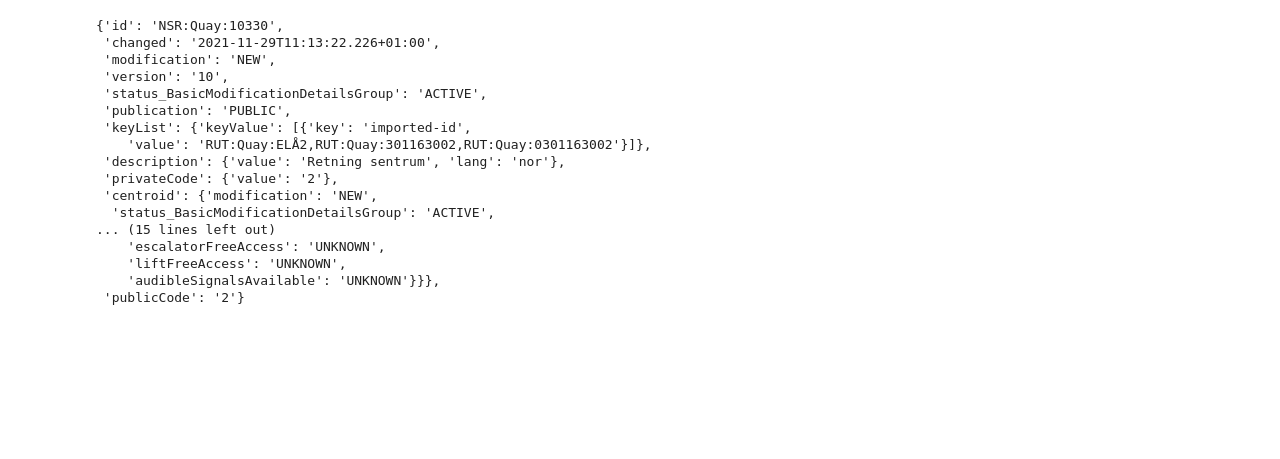
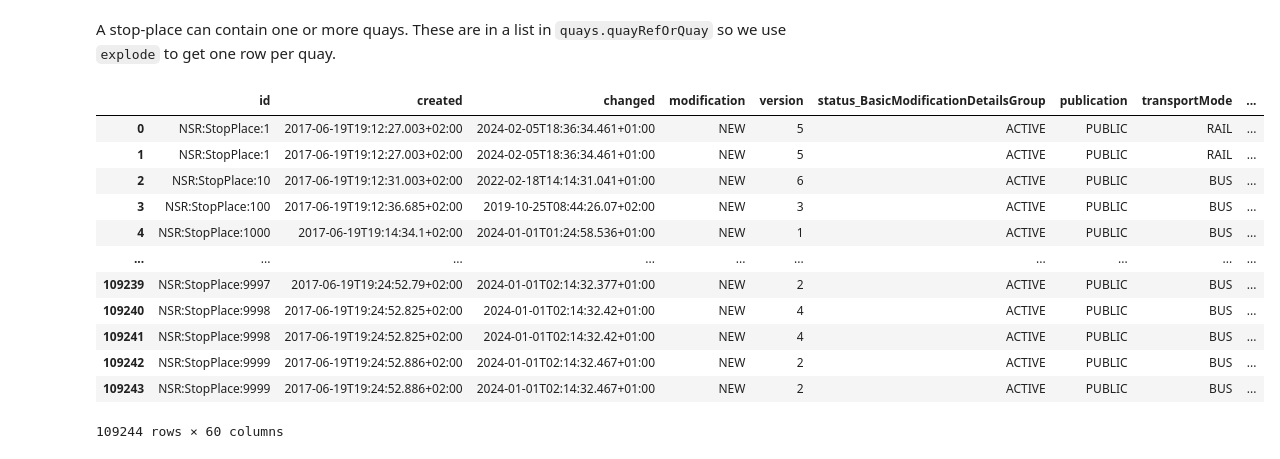
Before and after one commit to knuthp/spartid-pubtransport, a Jupyter notebook: notebooks/explore_stop_places.ipynb, the cells around one changed output. Saved outputs shown, nothing was run; the diff lists cells and outputs as text; code cells hidden in the pictures; blank space fills up the shorter version.

Commit message:
stop-places to quays transform

```diff
--- a/notebooks/explore_stop_places.ipynb
+++ b/notebooks/explore_stop_places.ipynb
@@ -11,5 +15,6 @@ base_url = "https://api.entur.io/stop-places/v1/read"
 # %%
-resp = requests.get(f"{base_url}/stop-places?count=1000")
-df_flat = pd.json_normalize(resp.json()) #use pd.io.json
-df_flat.T
+resp = requests.get(f"{base_url}/stop-places?count=140000")
+df_flat = pd.json_normalize(resp.json()).convert_dtypes("pyarrow")
+print(f"Number of stop places: {len(df_flat)}")
+df_flat.dtypes
 # %% [output]
@@ -164,23 +39,22 @@ pd.read_json(f"{base_url}/quays/{id}")
-# %%
-id = "NSR:Quay:10330" # Ellingsrudaasen
-resp = requests.get(f"{base_url}/quays/{id}")
-
-resp.json()
-# %% [output]
-{'id': 'NSR:Quay:10330',
- 'changed': '2021-11-29T11:13:22.226+01:00',
- 'modification': 'NEW',
- 'version': '10',
- 'status_BasicModificationDetailsGroup': 'ACTIVE',
- 'publication': 'PUBLIC',
- 'keyList': {'keyValue': [{'key': 'imported-id',
-    'value': 'RUT:Quay:ELÅ2,RUT:Quay:301163002,RUT:Quay:0301163002'}]},
- 'description': {'value': 'Retning sentrum', 'lang': 'nor'},
- 'privateCode': {'value': '2'},
- 'centroid': {'modification': 'NEW',
-  'status_BasicModificationDetailsGroup': 'ACTIVE',
-... (15 lines left out)
-    'escalatorFreeAccess': 'UNKNOWN',
-    'liftFreeAccess': 'UNKNOWN',
-    'audibleSignalsAvailable': 'UNKNOWN'}}},
- 'publicCode': '2'}
+# %% [markdown]
+A stop-place can contain one or more quays. These are in a list in `quays.quayRefOrQuay` so we use `explode` to get one row per quay.
+# %%
+df_exploded = (df_flat
+ .explode("quays.quayRefOrQuay")
+ .reset_index(drop=True)
+)
+df_exploded
+# %% [output]
+|  | id | created | changed | modification | version | status_BasicModificationDetailsGroup | publication | transportMode | ... |
+| 0 | NSR:StopPlace:1 | 2017-06-19T19:12:27.003+02:00 | 2024-02-05T18:36:34.461+01:00 | NEW | 5 | ACTIVE | PUBLIC | RAIL | ... |
+| 1 | NSR:StopPlace:1 | 2017-06-19T19:12:27.003+02:00 | 2024-02-05T18:36:34.461+01:00 | NEW | 5 | ACTIVE | PUBLIC | RAIL | ... |
+| 2 | NSR:StopPlace:10 | 2017-06-19T19:12:31.003+02:00 | 2022-02-18T14:14:31.041+01:00 | NEW | 6 | ACTIVE | PUBLIC | BUS | ... |
+| 3 | NSR:StopPlace:100 | 2017-06-19T19:12:36.685+02:00 | 2019-10-25T08:44:26.07+02:00 | NEW | 3 | ACTIVE | PUBLIC | BUS | ... |
+| 4 | NSR:StopPlace:1000 | 2017-06-19T19:14:34.1+02:00 | 2024-01-01T01:24:58.536+01:00 | NEW | 1 | ACTIVE | PUBLIC | BUS | ... |
+| ... | ... | ... | ... | ... | ... | ... | ... | ... | ... |
+| 109239 | NSR:StopPlace:9997 | 2017-06-19T19:24:52.79+02:00 | 2024-01-01T02:14:32.377+01:00 | NEW | 2 | ACTIVE | PUBLIC | BUS | ... |
+| 109240 | NSR:StopPlace:9998 | 2017-06-19T19:24:52.825+02:00 | 2024-01-01T02:14:32.42+01:00 | NEW | 4 | ACTIVE | PUBLIC | BUS | ... |
+| 109241 | NSR:StopPlace:9998 | 2017-06-19T19:24:52.825+02:00 | 2024-01-01T02:14:32.42+01:00 | NEW | 4 | ACTIVE | PUBLIC | BUS | ... |
+| 109242 | NSR:StopPlace:9999 | 2017-06-19T19:24:52.886+02:00 | 2024-01-01T02:14:32.467+01:00 | NEW | 2 | ACTIVE | PUBLIC | BUS | ... |
+| 109243 | NSR:StopPlace:9999 | 2017-06-19T19:24:52.886+02:00 | 2024-01-01T02:14:32.467+01:00 | NEW | 2 | ACTIVE | PUBLIC | BUS | ... |
+109244 rows × 60 columns
```
Also changed, not shown: parts of 15 cells of this notebook, 1 other file.
